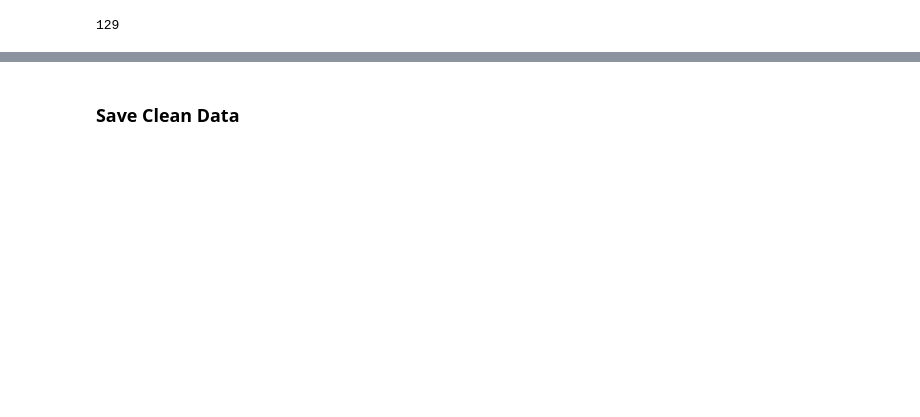
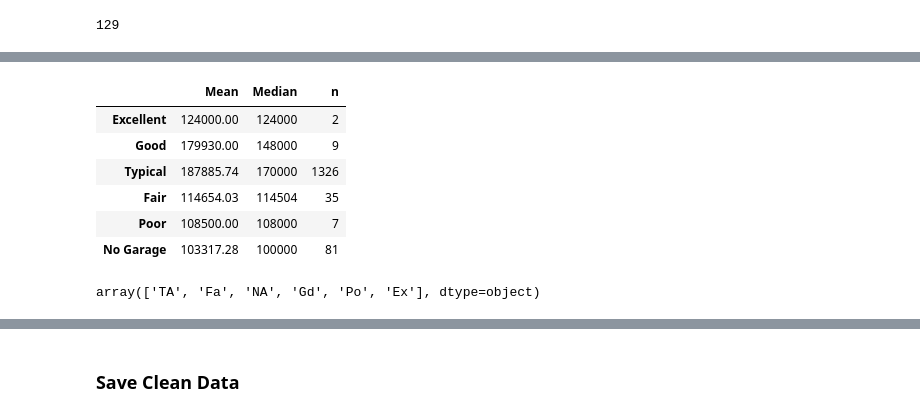
Before and after one commit to OwenLin2001/KaggleML2024Summer, a Jupyter notebook: Housing_Prices/Code/Data_EDA.ipynb, the cells around one changed output, grey strips where cells are left out. Cells and saved outputs as stored; diff of their text form; code cells hidden in the pictures; blank space fills up the shorter version.

```diff
--- a/Housing_Prices/Code/Data_EDA.ipynb
+++ b/Housing_Prices/Code/Data_EDA.ipynb
@@ -292,0 +439,5 @@ len(clean_feat) # 117 + 11 + 1
+# %%
+# Electrical
+print(len(data[data.Electrical.isnull()]), "missing in Electrical columns")
+print(data.Electrical.value_counts())
+data.Electrical.fillna(data.Electrical.mode()[0], inplace=True)
@@ -292,0 +453,4 @@ len(clean_feat) # 117 + 11 + 1
+# %%
+# Fence
+data.Fence.fillna("NA", inplace=True)
+mean_median("Fence", ["NA", ["GdPrv", "MnPrv", "GdWo","MnWw"]], ["No Fence", "Has Fence"])
@@ -292,0 +482,13 @@ len(clean_feat) # 117 + 11 + 1
+# %%
+# GarageCond
+data.GarageCond.fillna("NA", inplace=True)
+mean_median("GarageCond", ["Ex", 'Gd', 'TA', 'Fa', 'Po', 'NA'], ['Excellent', 'Good', 'Typical', 'Fair', 'Poor', 'No Garage'])
+# %% [output]
+|  | Mean | Median | n |
+| Excellent | 124000.00 | 124000 | 2 |
+| Good | 179930.00 | 148000 | 9 |
+| Typical | 187885.74 | 170000 | 1326 |
+| Fair | 114654.03 | 114504 | 35 |
+| Poor | 108500.00 | 108000 | 7 |
+| No Garage | 103317.28 | 100000 | 81 |
+array(['TA', 'Fa', 'NA', 'Gd', 'Po', 'Ex'], dtype=object)
```
Also changed, not shown: parts of 32 cells of this notebook.
